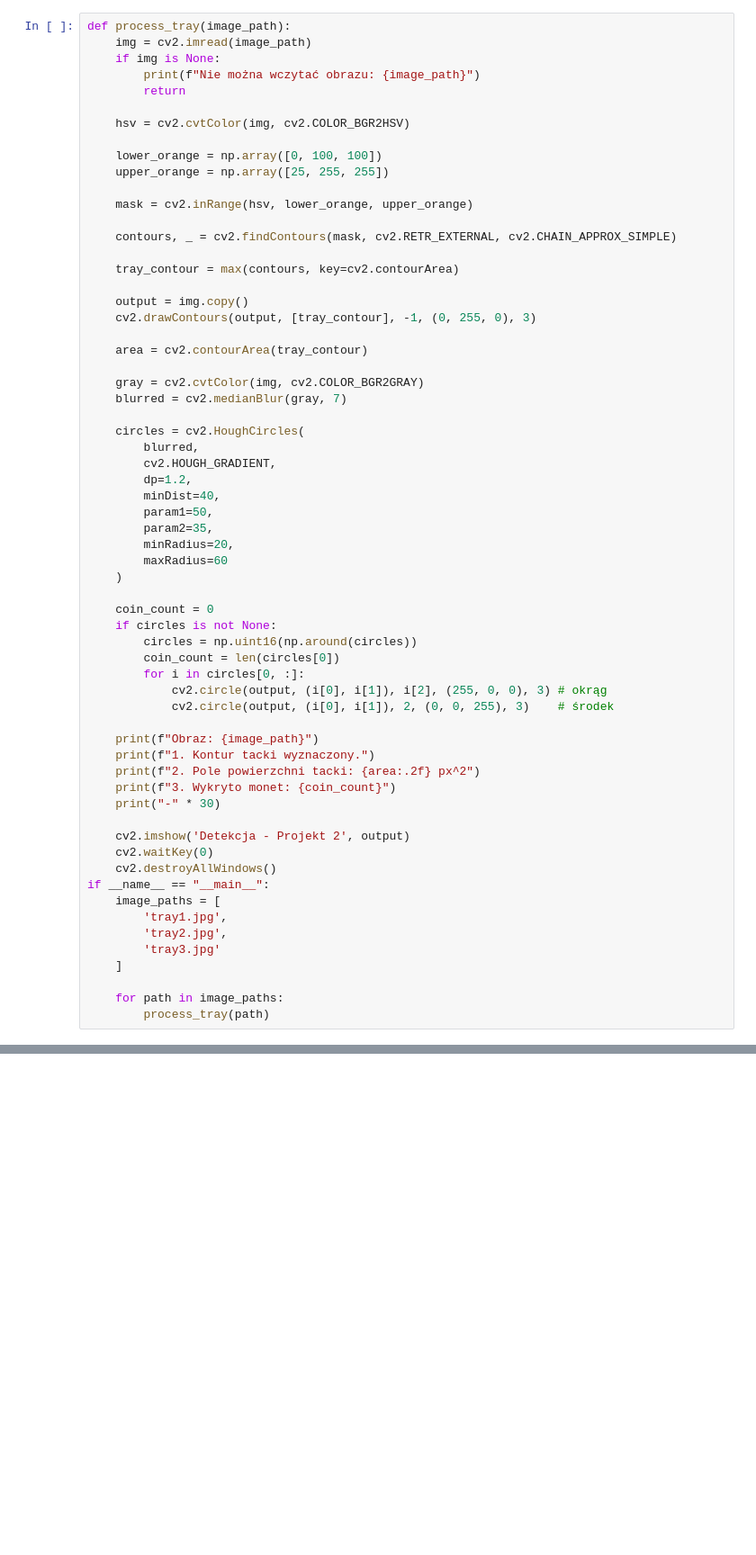
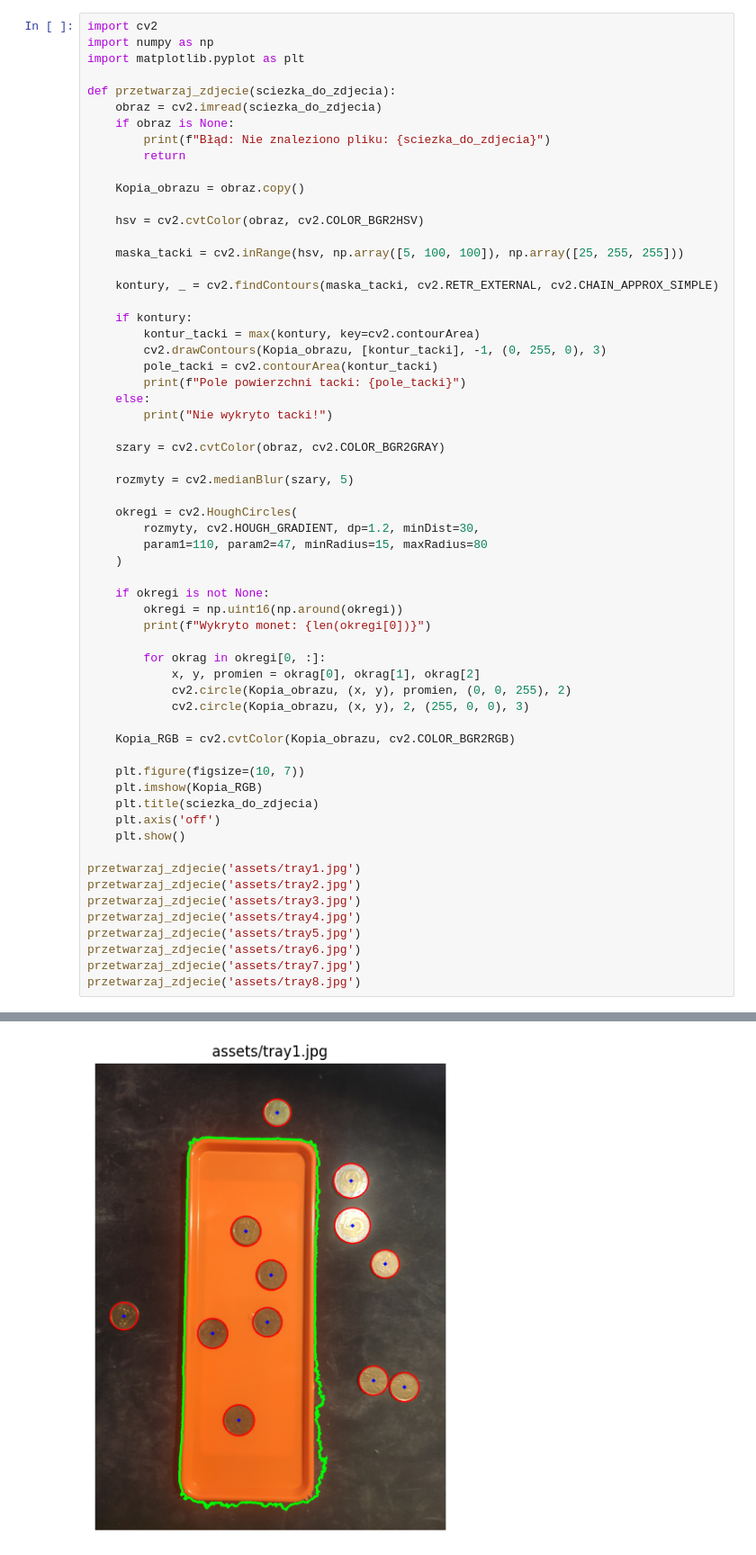
Before and after one commit to KieltRadek/Coin_Detector, a Jupyter notebook: main.ipynb, the cells around one changed output, grey strips where cells are left out. Shown at 90% size. Saved outputs shown, nothing was run; the diff lists cells and outputs as text; blank space fills up the shorter version.

```diff
--- a/main.ipynb
+++ b/main.ipynb
@@ -4,63 +5,62 @@ import numpy as np
 # %%
-def process_tray(image_path):
-    img = cv2.imread(image_path)
-    if img is None:
-        print(f"Nie można wczytać obrazu: {image_path}")
+import cv2
+import numpy as np
+import matplotlib.pyplot as plt
+
+def przetwarzaj_zdjecie(sciezka_do_zdjecia):
+    obraz = cv2.imread(sciezka_do_zdjecia)
+    if obraz is None:
+        print(f"Błąd: Nie znaleziono pliku: {sciezka_do_zdjecia}")
         return
 
-    hsv = cv2.cvtColor(img, cv2.COLOR_BGR2HSV)
+    Kopia_obrazu = obraz.copy()
 
-    lower_orange = np.array([0, 100, 100])
-    upper_orange = np.array([25, 255, 255])
+    hsv = cv2.cvtColor(obraz, cv2.COLOR_BGR2HSV)
 
-    mask = cv2.inRange(hsv, lower_orange, upper_orange)
+    maska_tacki = cv2.inRange(hsv, np.array([5, 100, 100]), np.array([25, 255, 255]))
 
-    contours, _ = cv2.findContours(mask, cv2.RETR_EXTERNAL, cv2.CHAIN_APPROX_SIMPLE)
+    kontury, _ = cv2.findContours(maska_tacki, cv2.RETR_EXTERNAL, cv2.CHAIN_APPROX_SIMPLE)
 
-    tray_contour = max(contours, key=cv2.contourArea)
+    if kontury:
+        kontur_tacki = max(kontury, key=cv2.contourArea)
+        cv2.drawContours(Kopia_obrazu, [kontur_tacki], -1, (0, 255, 0), 3)
+        pole_tacki = cv2.contourArea(kontur_tacki)
+        print(f"Pole powierzchni tacki: {pole_tacki}")
+    else:
+        print("Nie wykryto tacki!")
 
-    output = img.copy()
-    cv2.drawContours(output, [tray_contour], -1, (0, 255, 0), 3)
+    szary = cv2.cvtColor(obraz, cv2.COLOR_BGR2GRAY)
 
-    area = cv2.contourArea(tray_contour)
+    rozmyty = cv2.medianBlur(szary, 5)
 
-    gray = cv2.cvtColor(img, cv2.COLOR_BGR2GRAY)
-    blurred = cv2.medianBlur(gray, 7)
-
-    circles = cv2.HoughCircles(
-        blurred,
-        cv2.HOUGH_GRADIENT,
-        dp=1.2,
-        minDist=40,
-        param1=50,
-        param2=35,
-        minRadius=20,
-        maxRadius=60
+    okregi = cv2.HoughCircles(
+        rozmyty, cv2.HOUGH_GRADIENT, dp=1.2, minDist=30,
+        param1=110, param2=47, minRadius=15, maxRadius=80
     )
 
-    coin_count = 0
-    if circles is not None:
-        circles = np.uint16(np.around(circles))
-        coin_count = len(circles[0])
-        for i in circles[0, :]:
-            cv2.circle(output, (i[0], i[1]), i[2], (255, 0, 0), 3) # okrąg
-            cv2.circle(output, (i[0], i[1]), 2, (0, 0, 255), 3)    # środek
+    if okregi is not None:
+        okregi = np.uint16(np.around(okregi))
+        print(f"Wykryto monet: {len(okregi[0])}")
 
-    print(f"Obraz: {image_path}")
-    print(f"1. Kontur tacki wyznaczony.")
-    print(f"2. Pole powierzchni tacki: {area:.2f} px^2")
-    print(f"3. Wykryto monet: {coin_count}")
-    print("-" * 30)
+        for okrag in okregi[0, :]:
+            x, y, promien = okrag[0], okrag[1], okrag[2]
+            cv2.circle(Kopia_obrazu, (x, y), promien, (0, 0, 255), 2)
+            cv2.circle(Kopia_obrazu, (x, y), 2, (255, 0, 0), 3)
 
-    cv2.imshow('Detekcja - Projekt 2', output)
-    cv2.waitKey(0)
-    cv2.destroyAllWindows()
-if __name__ == "__main__":
-    image_paths = [
-        'tray1.jpg',
-        'tray2.jpg',
-        'tray3.jpg'
-    ]
+    Kopia_RGB = cv2.cvtColor(Kopia_obrazu, cv2.COLOR_BGR2RGB)
 
-    for path in image_paths:
-        process_tray(path)
+    plt.figure(figsize=(10, 7))
+    plt.imshow(Kopia_RGB)
+    plt.title(sciezka_do_zdjecia)
+    plt.axis('off')
+    plt.show()
+
+przetwarzaj_zdjecie('assets/tray1.jpg')
+przetwarzaj_zdjecie('assets/tray2.jpg')
+przetwarzaj_zdjecie('assets/tray3.jpg')
+przetwarzaj_zdjecie('assets/tray4.jpg')
+przetwarzaj_zdjecie('assets/tray5.jpg')
+przetwarzaj_zdjecie('assets/tray6.jpg')
+przetwarzaj_zdjecie('assets/tray7.jpg')
+przetwarzaj_zdjecie('assets/tray8.jpg')
+# %% [output]
@@ -66,0 +69 @@ if __name__ == "__main__":
+[figure, added]
```
Also changed, not shown: parts of 2 cells of this notebook.
